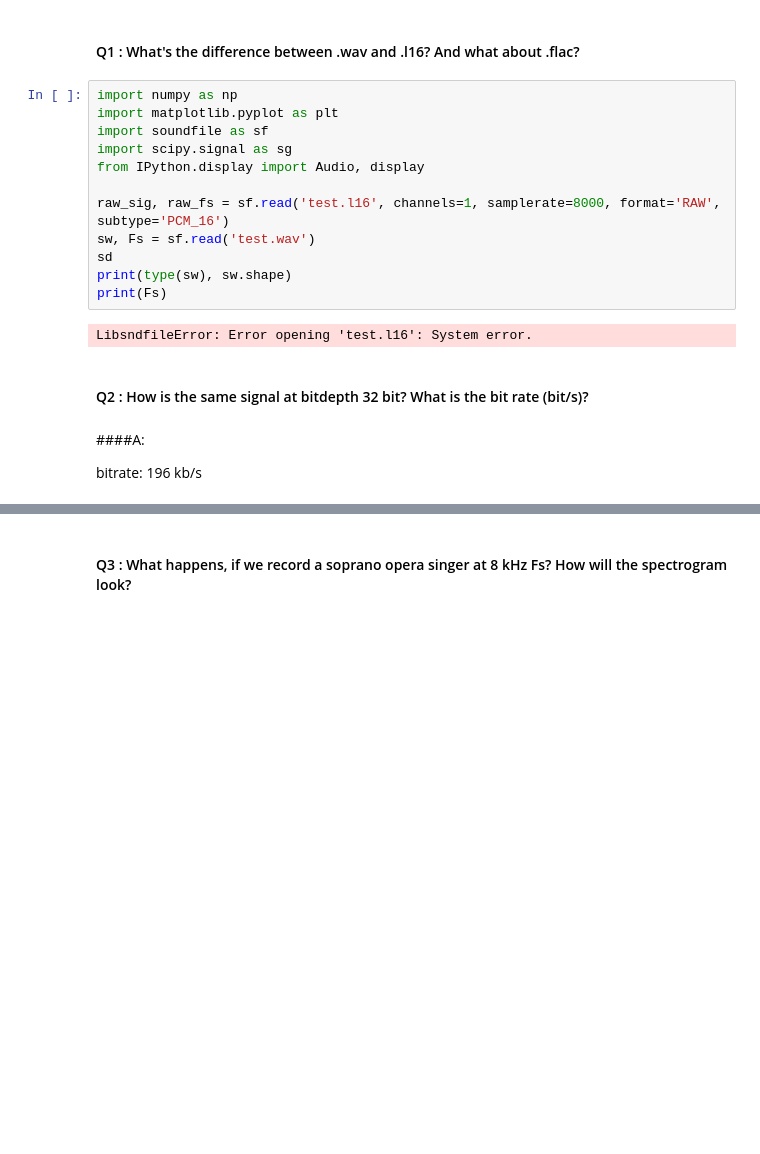
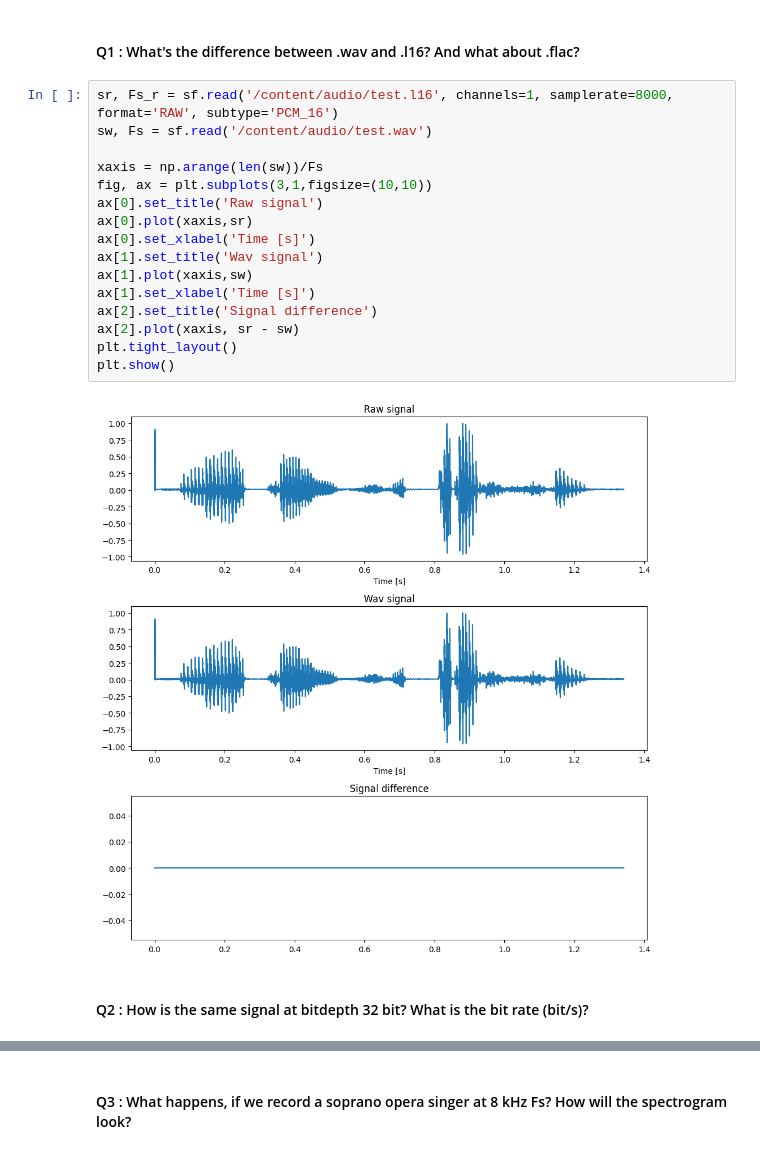
Before and after one commit to Marek324/butfit-zre-labs, a Jupyter notebook: cv1.ipynb, the cells around one changed output, grey strips where cells are left out. Cells and saved outputs as stored; diff of their text form; blank space fills up the shorter version.

```diff
--- a/cv1.ipynb
+++ b/cv1.ipynb
@@ -17,22 +38,22 @@ MessageError: Error: credential propagation was unsuccessful
 # %% [markdown]
 #### Q1 : What's the difference between .wav and .l16? And what about .flac?
-# %%
-import numpy as np
-import matplotlib.pyplot as plt
-import soundfile as sf
-import scipy.signal as sg
-from IPython.display import Audio, display
-
-raw_sig, raw_fs = sf.read('test.l16', channels=1, samplerate=8000, format='RAW', subtype='PCM_16')
-sw, Fs = sf.read('test.wav')
-sd
-print(type(sw), sw.shape)
-print(Fs)
-# %% [output]
-LibsndfileError: Error opening 'test.l16': System error.
+# %%
+sr, Fs_r = sf.read('/content/audio/test.l16', channels=1, samplerate=8000, format='RAW', subtype='PCM_16')
+sw, Fs = sf.read('/content/audio/test.wav')
+
+xaxis = np.arange(len(sw))/Fs
+fig, ax = plt.subplots(3,1,figsize=(10,10))
+ax[0].set_title('Raw signal')
+ax[0].plot(xaxis,sr)
+ax[0].set_xlabel('Time [s]')
+ax[1].set_title('Wav signal')
+ax[1].plot(xaxis,sw)
+ax[1].set_xlabel('Time [s]')
+ax[2].set_title('Signal difference')
+ax[2].plot(xaxis, sr - sw)
+plt.tight_layout()
+plt.show()
+# %% [output]
+[figure, added]
 # %% [markdown]
 #### Q2 : How is the same signal at bitdepth 32 bit? What is the bit rate (bit/s)?
-# %% [markdown]
-####A:
-
-bitrate: 196 kb/s
```
Also changed, not shown: parts of 8 cells of this notebook.
